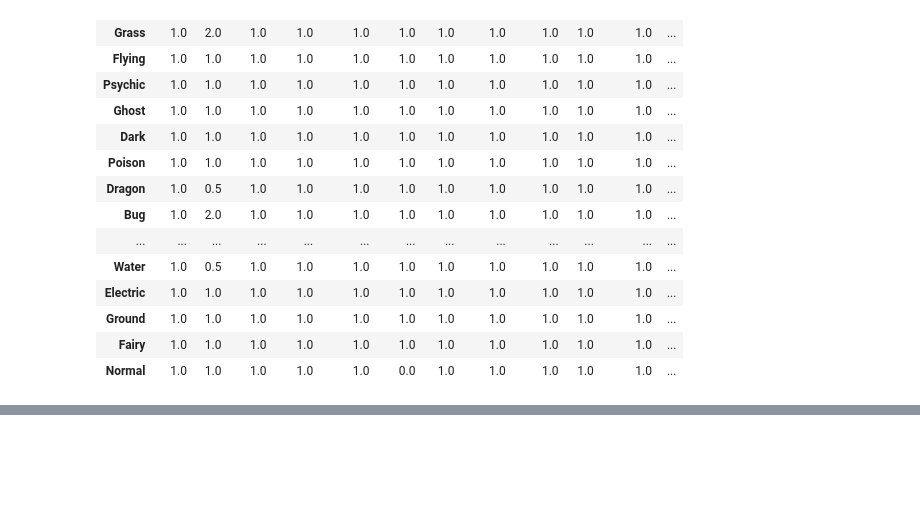
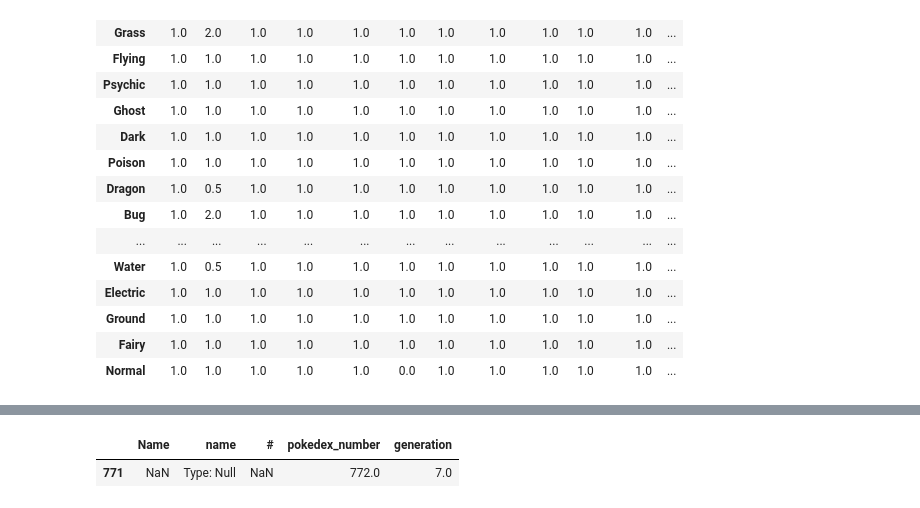
Before and after one commit to pokepokepokedex/Pokedex-DS-Quinn, a Jupyter notebook: pokesketch.ipynb, the cells around one changed output, grey strips where cells are left out. Cells and saved outputs as stored; diff of their text form; code cells hidden in the pictures; blank space fills up the shorter version.

```diff
--- a/pokesketch.ipynb
+++ b/pokesketch.ipynb
@@ -87,0 +156,2 @@ ordering
+# %%
+df2 = pd.read_csv('pokemon_w7.csv')
@@ -87,0 +236,9 @@ ordering
+# %%
+#df['#'], df2.pokedex_number
+
+D = df2.merge(df, how='outer', left_on='name', right_on='Name')[['Name', 'name','#', 'pokedex_number', 'generation']]
+
+D[D.name.str.contains('Type').fillna(False).values]
+# %% [output]
+|  | Name | name | # | pokedex_number | generation |
+| 771 | NaN | Type: Null | NaN | 772.0 | 7.0 |
```
Also changed, not shown: parts of 13 cells of this notebook, 1 other file.
